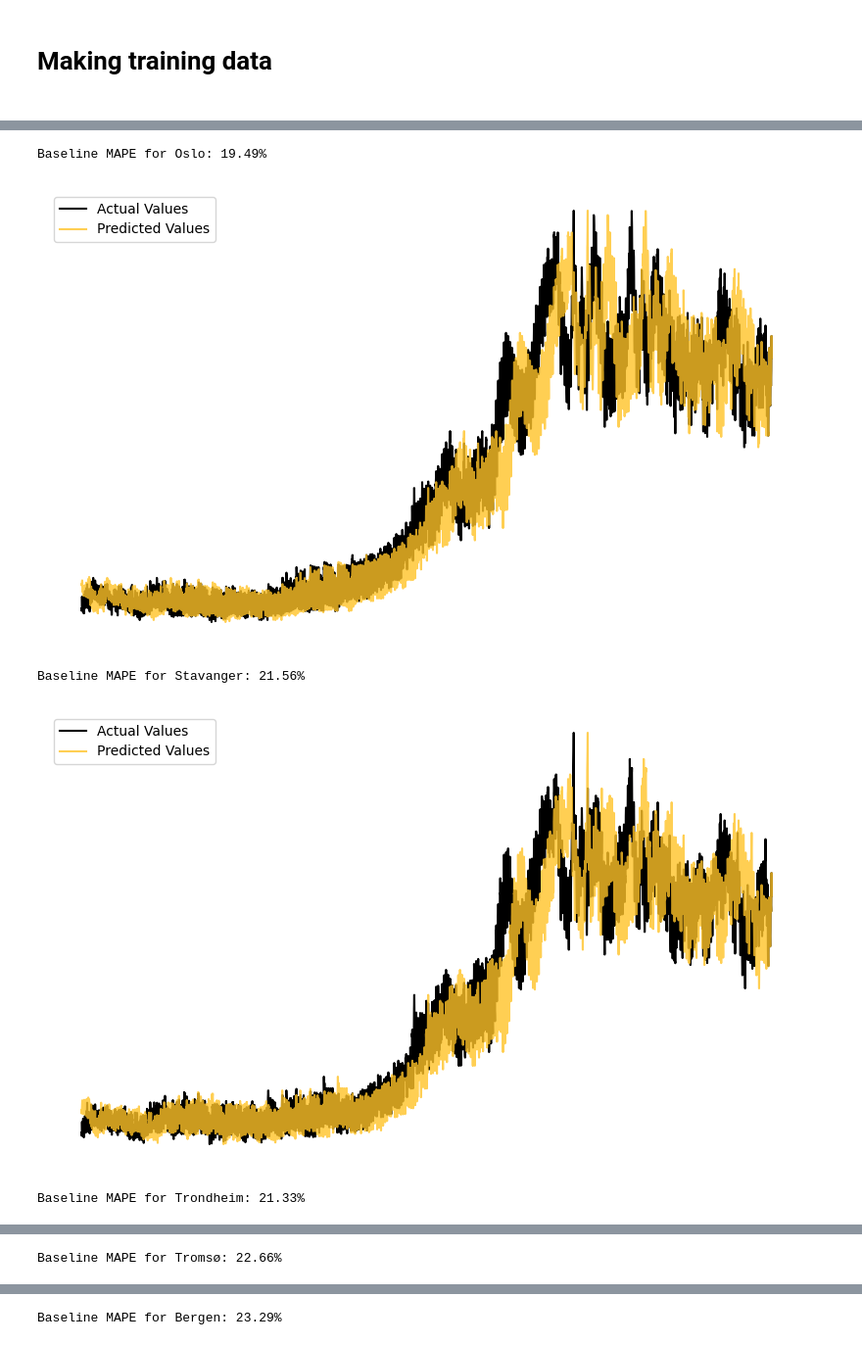
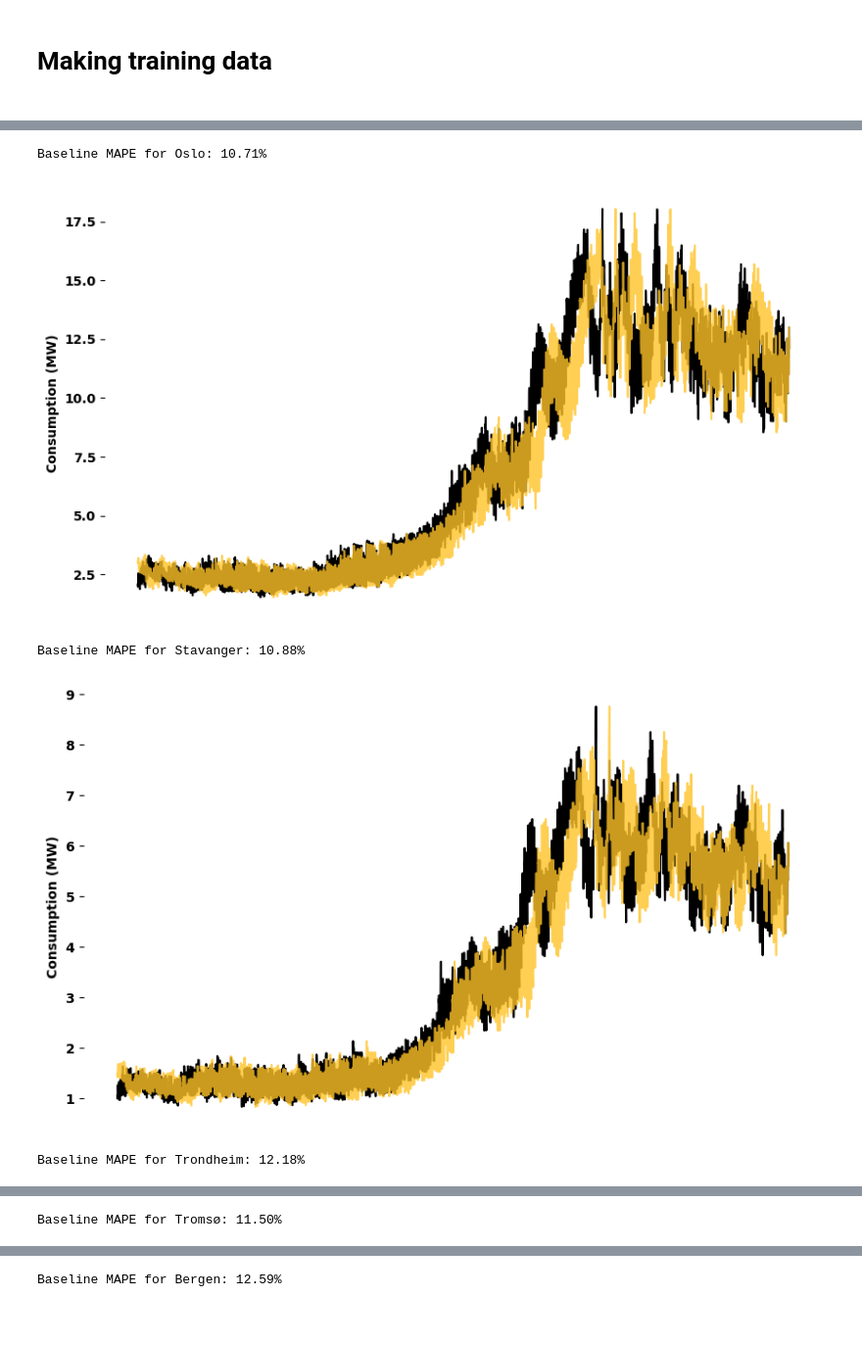
Before and after one commit to axelandreassen/ANEO_Data_Science, a Jupyter notebook: LSTM_and_Baseline.ipynb, the cells around one changed output, grey strips where cells are left out. Shown at 98% size. Cells and saved outputs as stored; diff of their text form; code cells hidden in the pictures; blank space fills up the shorter version.

```diff
--- a/LSTM_and_Baseline.ipynb
+++ b/LSTM_and_Baseline.ipynb
@@ -51,8 +51,10 @@ plt.plot(plot_df['consumption'])
 # %%
 CONSUMPTION_DFS = [oslo_consumption,stavanger_consumption,trondheim_consumption,tromso_consumption,bergen_consumption]
 
-cols_to_standard_normal = ["temperature","delta_temp"]
-cols_to_normalize_01 = ["consumption","spot_price"]
+cols_to_standard_normal = ["temperature","delta_temp","consumption"]
+cols_to_normalize_01 = ["spot_price"]
+
+REVERSE_CONSUMPTION_NORMALIZATION = []
 
 for df in CONSUMPTION_DFS:
     df["delta_temp"] = df["temperature"]-df["temperature"].shift(1)
@@ -61,6 +63,8 @@ for df in CONSUMPTION_DFS:
 
     for col in cols_to_standard_normal:
         mu, sig = df[col].mean(), df[col].std()
+        if col == "consumption":
+            REVERSE_CONSUMPTION_NORMALIZATION.append([mu,sig])
         df[col] = (df[col]-mu)/sig
     for col in cols_to_normalize_01:
         df[col] = (df[col]-df[col].min())/(df[col].max()-df[col].min())
@@ -196,9 +200,11 @@ print(f'Best Hyperparameters: min_lag={best_hyperparams[0]}, max_lag={best_hyper
 print(f'Best MAPE: {best_mape}%')
 """
 data=oslo_with_price
-X, y = create_multivariate_dataset(data, 120, 168)
+X, y = create_multivariate_dataset(data, 134, 168)
 k=5
 kf = KFold(n_splits=k, shuffle=False)
+
+mu, sig = REVERSE_CONSUMPTION_NORMALIZATION[0]
 
 for train_index, val_index in kf.split(X):
     X_train, X_val = X[train_index], X[val_index]
@@ -218,7 +224,7 @@ for train_index, val_index in kf.split(X):
     y_pred = model.predict(X_val, verbose=0).flatten()
     train_pred = model.predict(X_train, verbose=0).flatten()
 
-mape = np.mean(np.abs((y_val - y_pred) / y_val)) * 100
+mape = np.mean(np.abs((y_val*sig - y_pred*sig) / (y_val*sig+mu))) * 100
 print(f'MAPE LSTM: {mape}%')
 
  # Create an array of indices for plotting
@@ -228,9 +234,9 @@ xs_oos = range(len(train_pred),len(train_pred)+len(y_pred))
 
 # Plot actual values and predictions
 plt.figure(figsize=(10, 6))
-plt.plot(xs, y, label='Actual Values', color='black', alpha=0.9)
+plt.plot(xs, y*sig+mu, label='Actual Values', color='black', alpha=0.9)
 #plt.plot(xs_train, train_pred, label='In-sample Predictions', color='green',alpha=0.2)
-plt.plot(xs_oos, y_pred, label='Predicted Values', color='#FFC328', alpha=0.8)
+plt.plot(xs_oos, y_pred*sig+mu, label='Predicted Values', color='#FFC328', alpha=0.8)
 plt.axvline(len(train_pred), linestyle='--', color='gray', label='Train/Validation Split')
 #plt.title(f"LSTM Predictions vs Actual Values - Oslo")
 plt.gca().spines['top'].set_visible(False)
@@ -239,8 +245,8 @@ plt.gca().spines['bottom'].set_visible(False)
 plt.gca().spines['left'].set_visible(False)
 #plt.xlabel('Time')
 plt.xticks([])
-plt.yticks([])
-#plt.ylabel('Values')
+plt.yticks(fontweight = 'bold')
+plt.ylabel(f'Consumption (MW)', fontweight='bold')
 plt.legend(fontsize=14)
 legend = plt.legend(fontsize='12')
 for text in legend.get_texts():
@@ -282,11 +288,11 @@ for i in range(5):
     # Calculate the baseline predictions
     min_lag = 168
     max_lag = 169
+    mu, sig = REVERSE_CONSUMPTION_NORMALIZATION[i]
     X, y = create_multivariate_dataset(data[i], min_lag, max_lag)
-    baseline_predictions, baseline_mape, actual = baseline_model(y,min_lag)
+    baseline_predictions, baseline_mape, actual = baseline_model(y*sig+mu,min_lag)
     mape_values.append(baseline_mape)
     print(f'Baseline MAPE for {city[i]}: {baseline_mape:.2f}%')
-
 
     # Plot the predictions against the actual values
     plt.figure(figsize=(10, 6))
@@ -297,39 +303,38 @@ for i in range(5):
     plt.gca().spines['right'].set_visible(False)
     plt.gca().spines['bottom'].set_visible(False)
     plt.gca().spines['left'].set_visible(False)
-    #plt.xlabel('Time', fontweight='bold')
     plt.xticks([])
-    plt.yticks([])
-    #plt.ylabel('Values', fontweight='bold')
+    plt.yticks(fontweight = 'bold')
+    plt.ylabel(f'Consumption (MW)', fontweight='bold')
     #plt.legend()
     plt.show()
 
 
 average_mape = np.mean(mape_values)
 
 # Plot the MAPE values in a bar chart
 plt.figure(figsize=(10, 6))
 bars_mape = plt.bar(city, mape_values, color='#FFC328', label='MAPE')
 #plt.title('Baseline Model MAPE for Different Cities', fontweight='bold')
 plt.gca().spines['top'].set_visible(False)
 plt.gca().spines['right'].set_visible(False)
 plt.gca().spines['bottom'].set_visible(False)
 plt.gca().spines['left'].set_visible(False)
 #plt.xlabel('City')
 plt.xticks(fontweight='bold', fontsize=12)
 plt.yticks(fontweight='bold', fontsize=12)
 plt.ylabel('MAPE (%)', fontsize=12, fontweight='bold')
-plt.ylim(18, 24)
+plt.ylim(8, 14)
 for i, (bar, value) in enumerate(zip(bars_mape, mape_values)):
     plt.text(bar.get_x() + bar.get_width() / 2 - 0.2, bar.get_height() + 0.15, f'{value:.2f}%', fontweight='bold', fontsize=12)
 
 plt.axhline(y=average_mape, color='black', alpha=0.9, linestyle='--', label=f'Average MAPE: {average_mape:.2f}%')
 plt.text(-0.6, average_mape - 0.2, f'Average MAPE: {average_mape:.2f}%', color='black', fontweight='bold', fontsize=9)
 #plt.legend()
 plt.show()
 # %% [output]
-Baseline MAPE for Oslo: 19.49%
+Baseline MAPE for Oslo: 10.71%
-[figure, old version]
+[figure, new version]
-Baseline MAPE for Stavanger: 21.56%
+Baseline MAPE for Stavanger: 10.88%
-[figure, old version]
+[figure, new version]
-Baseline MAPE for Trondheim: 21.33%
+Baseline MAPE for Trondheim: 12.18%
@@ -337 +342 @@ Baseline MAPE for Trondheim: 21.33%
-Baseline MAPE for Tromsø: 22.66%
+Baseline MAPE for Tromsø: 11.50%
@@ -339 +344 @@ Baseline MAPE for Tromsø: 22.66%
-Baseline MAPE for Bergen: 23.29%
+Baseline MAPE for Bergen: 12.59%
```
Also changed, not shown: parts of 3 cells of this notebook, 8 other files.
